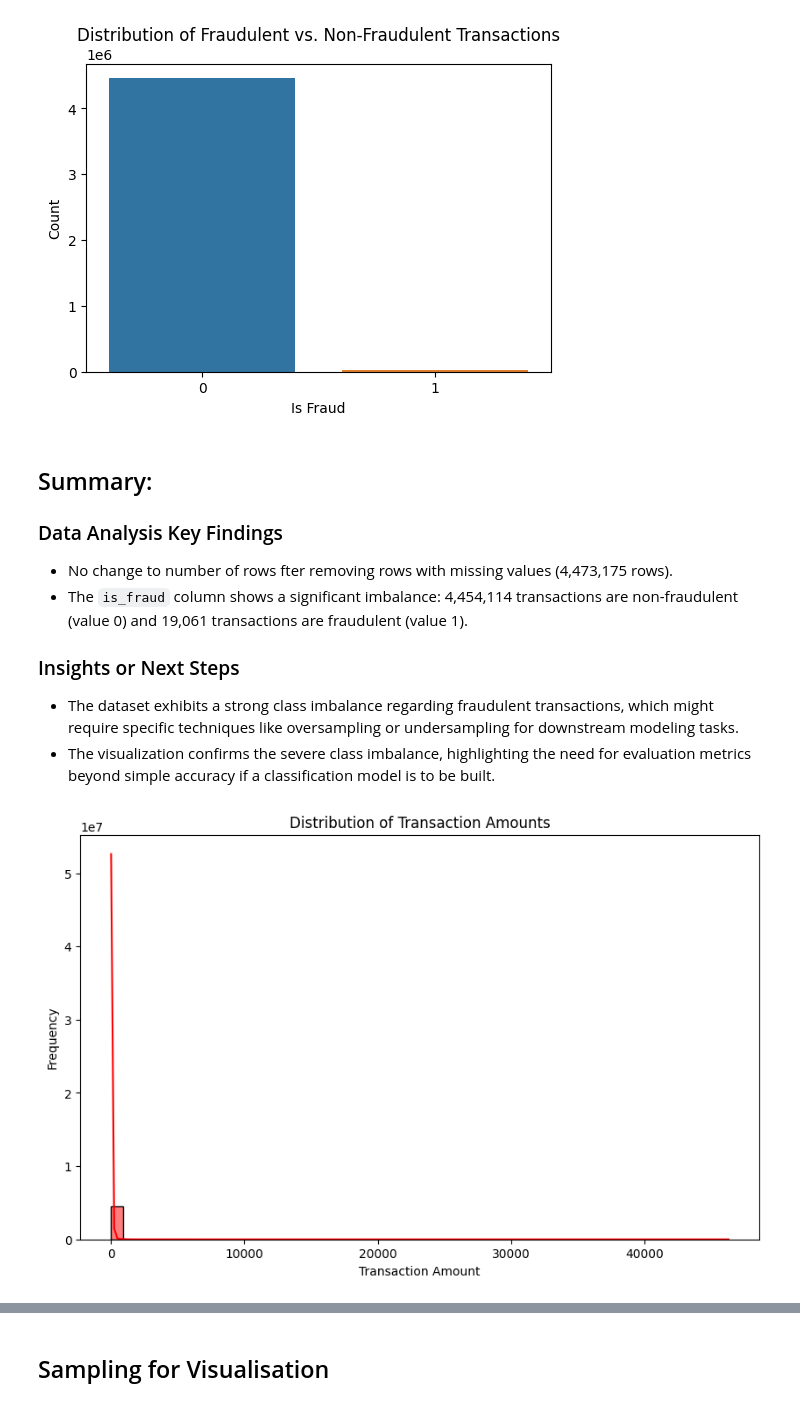
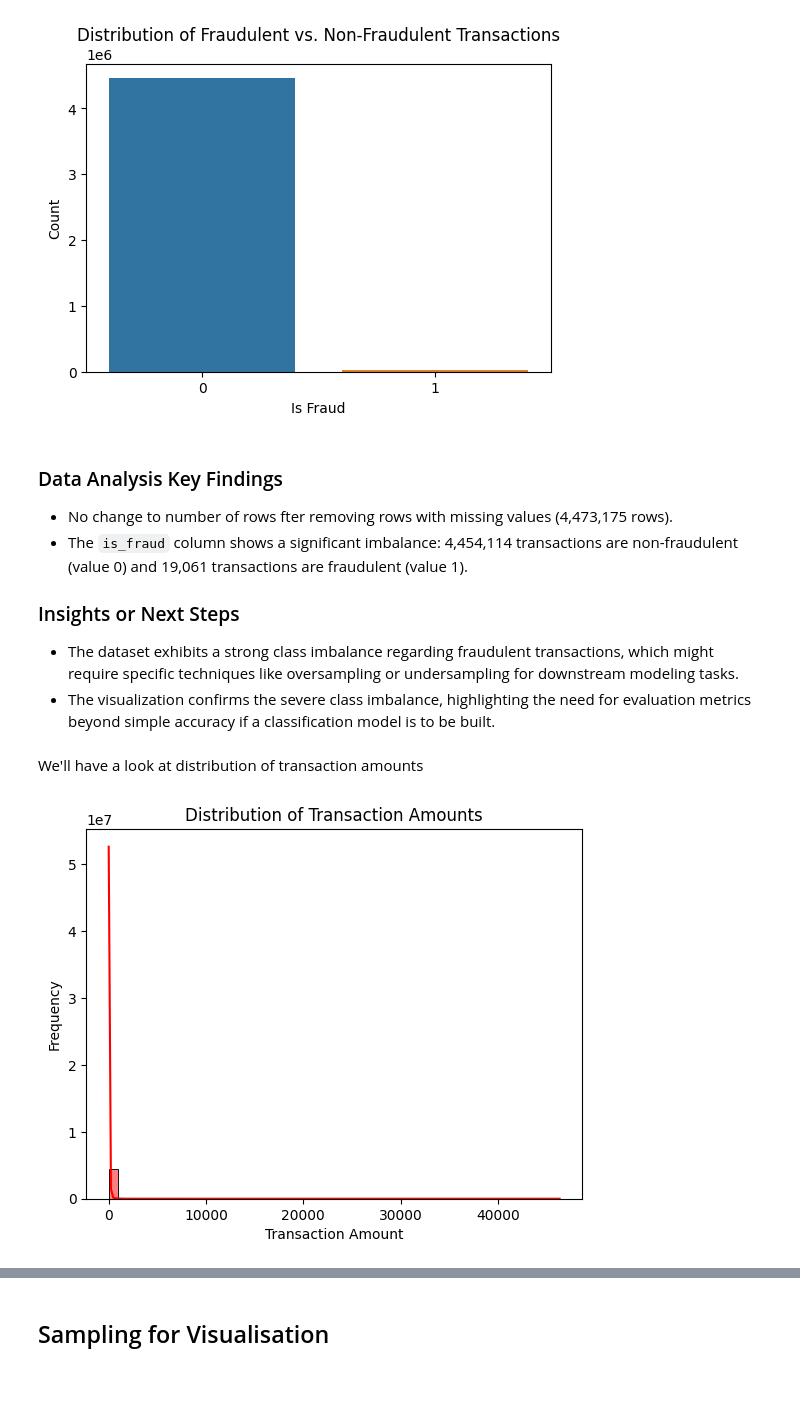
Before and after one commit to eigen-spaced/fraud-detection, a Jupyter notebook: notebooks/xgboost_classification.ipynb, the cells around one changed output, grey strips where cells are left out. Drawn from its saved outputs; the diff is of its cells as text; code cells hidden in the pictures.

```diff
--- a/notebooks/xgboost_classification.ipynb
+++ b/notebooks/xgboost_classification.ipynb
@@ -100,6 +104,27 @@ csv_files = [f for f in files_and_directories if f.endswith('.csv') and f != 'cu
 
 Read each CSV file into a pandas DataFrame and concatenate them into a single DataFrame.
 # %%
+def has_data_rows(file_path) -> bool:
+    """Checks if a CSV file has at least one data row after the header (if present)."""
+
+    # 1. Check if the file is 0 bytes (optional optimization)
+    if os.path.exists(file_path) and os.path.getsize(file_path) == 0:
+        return False
+
+    # 2. Check for actual content
+    with open(file_path, 'r', encoding='utf-8') as f:
+        # Read the header line
+        try:
+            f.readline()
+        except: # Handle unreadable file
+            return False
+
+        # Check the next line (the first data row)
+        second_line = f.readline()
+
+    # If the second line is not empty (after stripping whitespace), it has data
+    return bool(second_line.strip())
+
 # Create an empty list to store dataframes
 dfs = []
 
@@ -108,10 +133,13 @@ for file in csv_files:
     # Construct the full file path
     file_path = os.path.join(directory_path, file)
 
+    if not has_data_rows(file_path):
+        print(f"Skipping {file}. No data rows found.")
+        continue
+
     try:
         # Read the CSV file into a dataframe with the correct separator
         df = pd.read_csv(file_path, sep='|')
-
         # Append the dataframe to the list
         dfs.append(df)
     except Exception as e:
@@ -191,8 +227,6 @@ plt.show()
 # %% [output]
 [figure]
 # %% [markdown]
-## Summary:
-
 ### Data Analysis Key Findings
 
 *   No change to number of rows fter removing rows with missing values (4,473,175 rows).
@@ -202,12 +236,14 @@ plt.show()
 
 *   The dataset exhibits a strong class imbalance regarding fraudulent transactions, which might require specific techniques like oversampling or undersampling for downstream modeling tasks.
 *   The visualization confirms the severe class imbalance, highlighting the need for evaluation metrics beyond simple accuracy if a classification model is to be built.
+# %% [markdown]
+We'll have a look at distribution of transaction amounts
 # %%
-plt.figure(figsize=(10, 6))
+plt.figure(figsize=(9, 5))
 sns.histplot(modified_df['amt'], kde=True, bins=50, color='r')
 plt.xlabel('Transaction Amount')
 plt.ylabel('Frequency')
 plt.title('Distribution of Transaction Amounts')
 plt.show()
 # %% [output]
-[figure, old version]
+[figure, new version]
```
Also changed, not shown: parts of 40 cells of this notebook.
